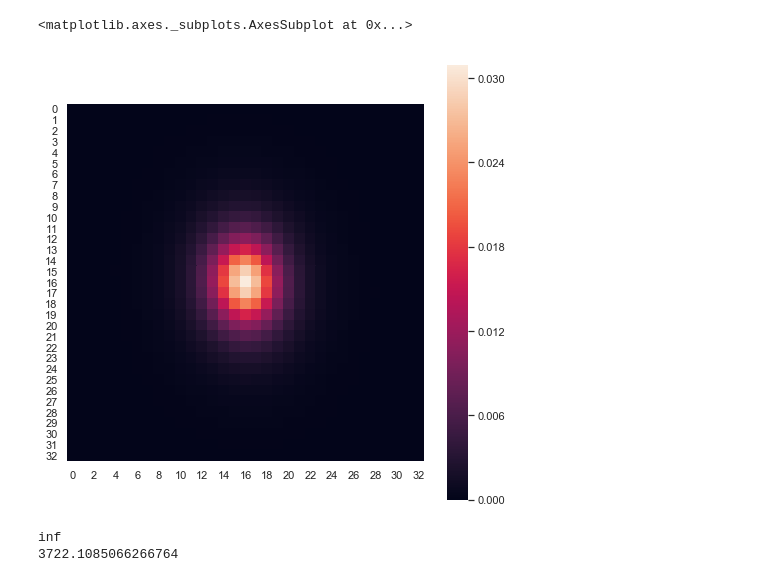
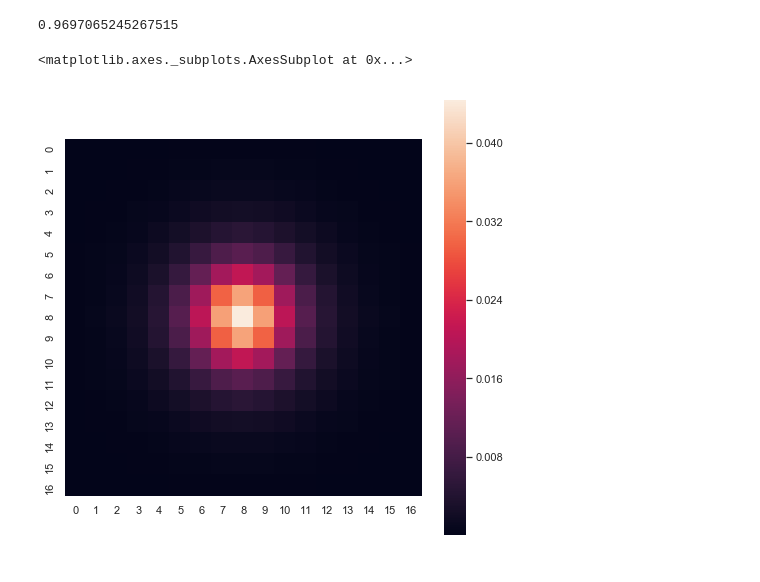
Before and after one commit to beckermr/metadetect-sims, a Jupyter notebook: plots_and_notebooks/plot_ps_psf.ipynb, the cells around one changed output. Cells and saved outputs as stored; diff of their text form; code cells hidden in the pictures.

```diff
--- a/plots_and_notebooks/plot_ps_psf.ipynb
+++ b/plots_and_notebooks/plot_ps_psf.ipynb
@@ -83,15 +37,13 @@ def _plot_psf_variation(fwhm, g1, g2, n=20):
 # %%
-rng = np.random.RandomState(seed=28354)
+rng = np.random.RandomState(seed=2834)
 noise_level = 0
-variation_factor = 10
+variation_factor = 1
 psf = PowerSpectrumPSF(
     rng=rng, im_width=225, buff=75, scale=0.25, trunc=1,
     noise_level=noise_level,
     variation_factor=variation_factor)
 
-n = 40
+n = 225
 func = lambda x,y: psf.getPSF(galsim.PositionD(x=x, y=y))
 
 fwhm, g1, g2 = _get_psf_variation(func, n=n)
-
-_plot_psf_variation(fwhm, g1, g2, n=n)
@@ -100,14 +55,9 @@ _plot_psf_variation(fwhm, g1, g2, n=n)
 # %%
 plt.figure(figsize=(8, 8))
-psf_im = psf.getPSF(galsim.PositionD(x=10, y=10)).drawImage(scale=0.25, nx=33, ny=33).array
-sns.heatmap(psf_im, square=True)
+psf_im = psf.getPSF(galsim.PositionD(x=10, y=10)).drawImage(scale=0.25, nx=17, ny=17)
+print(psf_im.calculateFWHM())
+sns.heatmap(psf_im.array, square=True)
 # %% [output]
-<matplotlib.axes._subplots.AxesSubplot at 0x...>
+0.9697065245267515
+<matplotlib.axes._subplots.AxesSubplot at 0x...>
-[figure, old version]
+[figure, new version]
-# %%
-nse = np.std(psf_im[-1, :])
-print(np.sqrt(np.sum(psf_im**2) / noise_level**2))
-print(np.sqrt(np.sum(psf_im**2) / nse**2))
-# %% [output]
-inf
-3722.1085066266764
```
Also changed, not shown: parts of 3 cells of this notebook, 15 other files.
